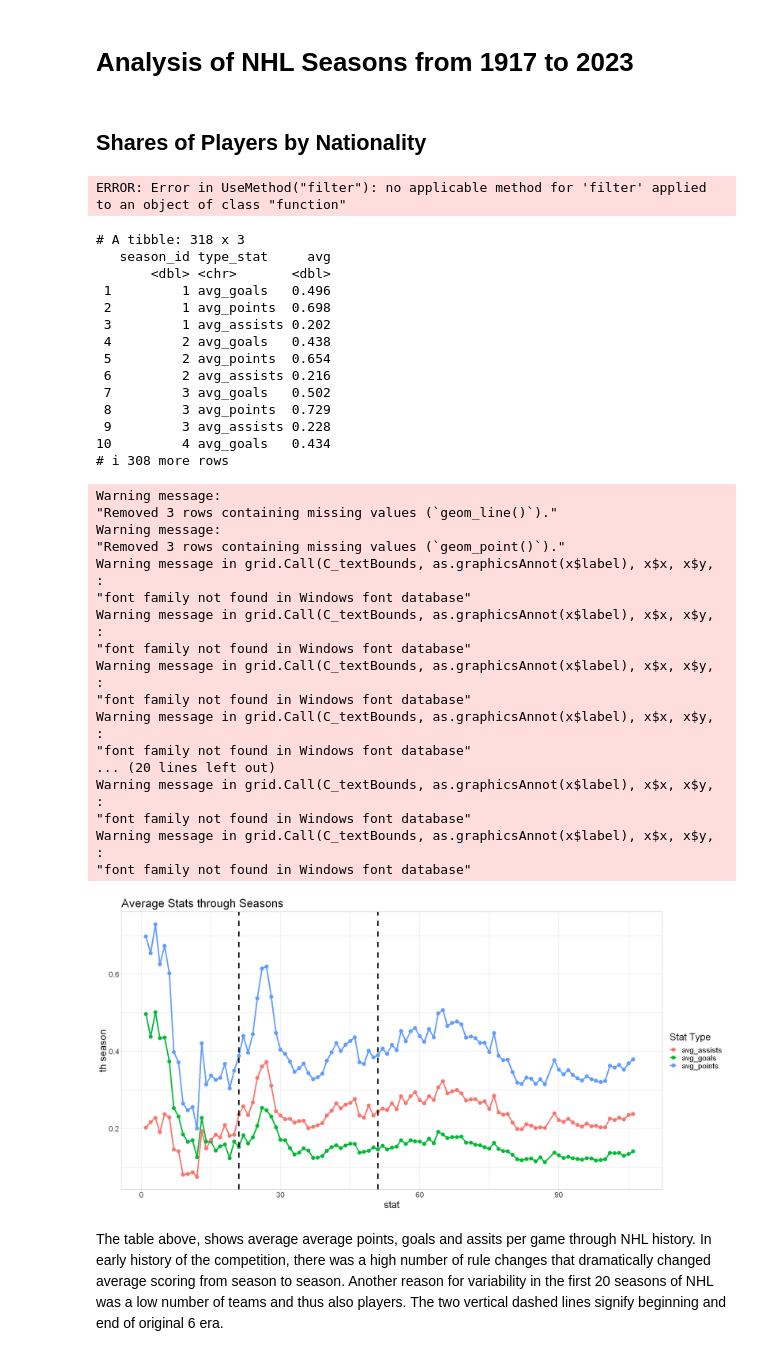
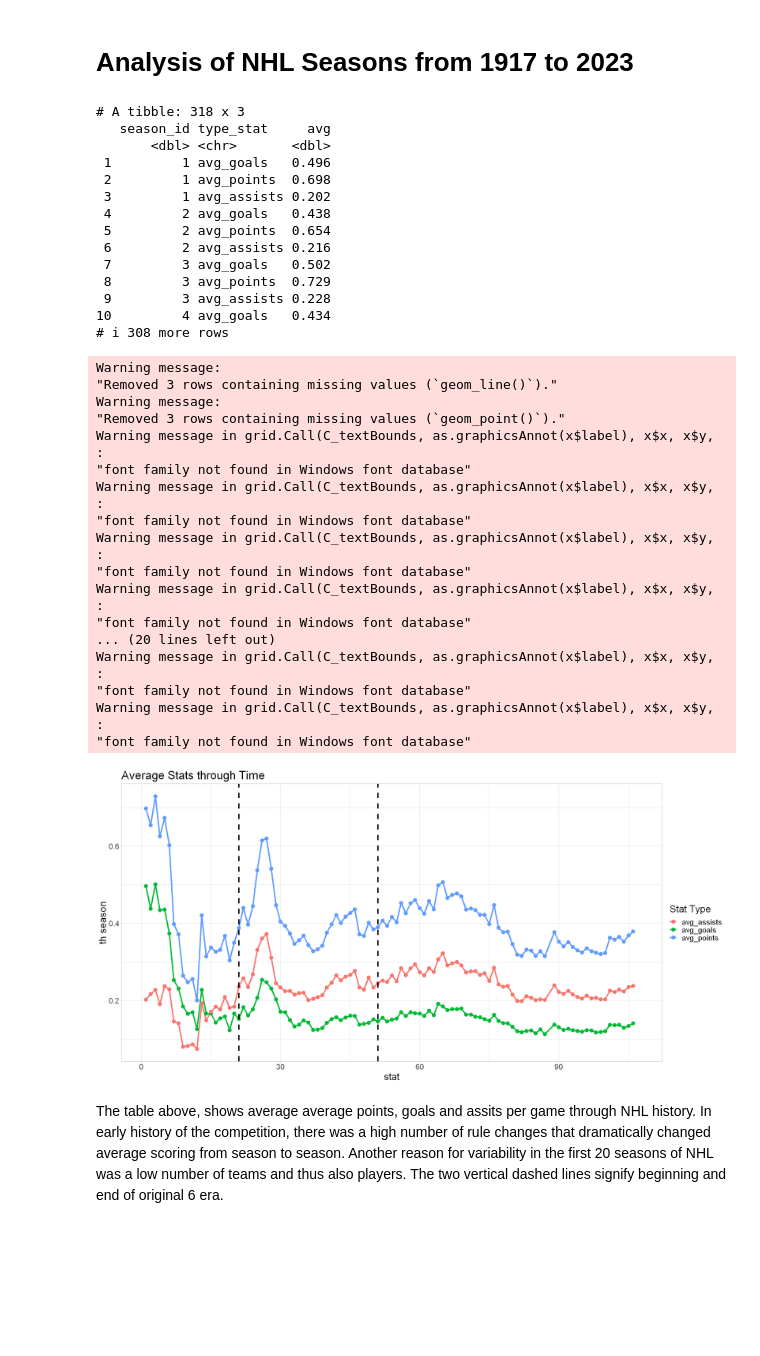
Before and after one commit to honzaz1234/elite, a Jupyter notebook: report/nhl.ipynb, the cells around one changed output. Cells and saved outputs as stored; diff of their text form; code cells hidden in the pictures; blank space fills up the shorter version.

```diff
--- a/report/nhl.ipynb
+++ b/report/nhl.ipynb
@@ -313,34 +327,6 @@ A psych: 14 × 13
 Looking on the min and max values of all stat in our data set, they are all in accordance with known NHL records. Further, we can derive from the table that not one of them follows the normal distribution. As it can be expected the data for all of the stat categories is skewed to the right, which is also in accordance with our expectation that there are smaller subset of players who have dramatically higher values of these statistical categories.
 # %% [markdown]
 # Analysis of NHL Seasons from 1917 to 2023
-# %% [markdown]
-## Shares of Players by Nationality
-# %%
-season_regular_counts <- player_data %>%
-  filter(regular_season == 1 & gp != 0) %>%
-  group_by(season_id) %>%
-  summarize(season_n = n())
-
-season_playoff_counts <- player_data %>%
-  filter(regular_season == 0 & gp != 0) %>%
-  group_by(season_id) %>%
-  summarize(season_n = n())
-
-layer_data %>%
-  filter(regular_season == 1) %>%
-  group_by(season_id, nationality) %>%
-  summarize(n = n()) %>%
-  left_join(season_regular_counts, by = "season_id") %>%
-  filter(nationality %in% big_six) %>%
-  mutate(share = round(n/season_n, 3)) %>%
-  ggplot(., aes(x = season_id, y = share, color = nationality)) +
-  geom_line(size = 1.5) +
-  labs(title = "Share of Player Nationalities", color="Nationality") +
-  scale_x_discrete(breaks = 1:12, labels = 1:12) +
-  scale_fill_manual(values = my_colours,) +
-  def_plot_setup
-# %% [output]
-ERROR: Error in UseMethod("filter"): no applicable method for 'filter' applied to an object of class "function"
 # %%
 options(repr.plot.width=20, repr.plot.height=10)
 player_data %>%
@@ -356,7 +342,7 @@ player_data %>%
   ggplot(., aes(x = season_id, y = avg, colour = type_stat)) +
   geom_line(size = 1.5) +
   geom_point(size = 4) +
-  labs(title= "Average Stats through Seasons", color="Stat Type", y="th season", x="stat") +
+  labs(title= "Average Stats through Time", color="Stat Type", y="th season", x="stat") +
   geom_vline(xintercept = 21, size = 1.5, linetype = "dashed") +
   geom_vline(xintercept = 51, size = 1.5, linetype = "dashed") +
   scale_fill_manual(values = my_colours) +
@@ -366,34 +352,34 @@ player_data %>%
    season_id type_stat     avg
        <dbl> <chr>       <dbl>
  1         1 avg_goals   0.496
  2         1 avg_points  0.698
  3         1 avg_assists 0.202
  4         2 avg_goals   0.438
  5         2 avg_points  0.654
  6         2 avg_assists 0.216
  7         3 avg_goals   0.502
  8         3 avg_points  0.729
  9         3 avg_assists 0.228
 10         4 avg_goals   0.434
 # i 308 more rows
 Warning message:
 "Removed 3 rows containing missing values (`geom_line()`)."
 Warning message:
 "Removed 3 rows containing missing values (`geom_point()`)."
 Warning message in grid.Call(C_textBounds, as.graphicsAnnot(x$label), x$x, x$y, :
 "font family not found in Windows font database"
 Warning message in grid.Call(C_textBounds, as.graphicsAnnot(x$label), x$x, x$y, :
 "font family not found in Windows font database"
 Warning message in grid.Call(C_textBounds, as.graphicsAnnot(x$label), x$x, x$y, :
 "font family not found in Windows font database"
 Warning message in grid.Call(C_textBounds, as.graphicsAnnot(x$label), x$x, x$y, :
 "font family not found in Windows font database"
 ... (20 lines left out)
 Warning message in grid.Call(C_textBounds, as.graphicsAnnot(x$label), x$x, x$y, :
 "font family not found in Windows font database"
 Warning message in grid.Call(C_textBounds, as.graphicsAnnot(x$label), x$x, x$y, :
 "font family not found in Windows font database"
-[figure, old version]
+[figure, new version]
 # %% [markdown]
 The table above, shows average average points, goals and assits per game through NHL history. In early history of the competition, there was a high number of rule changes that dramatically changed average scoring from season to season. Another reason for variability in the first 20 seasons of NHL was a low number of teams and thus also players. The two vertical dashed lines  signify beginning and end of original 6 era.
 # %% [markdown]
```
Also changed, not shown: parts of 35 cells of this notebook.
